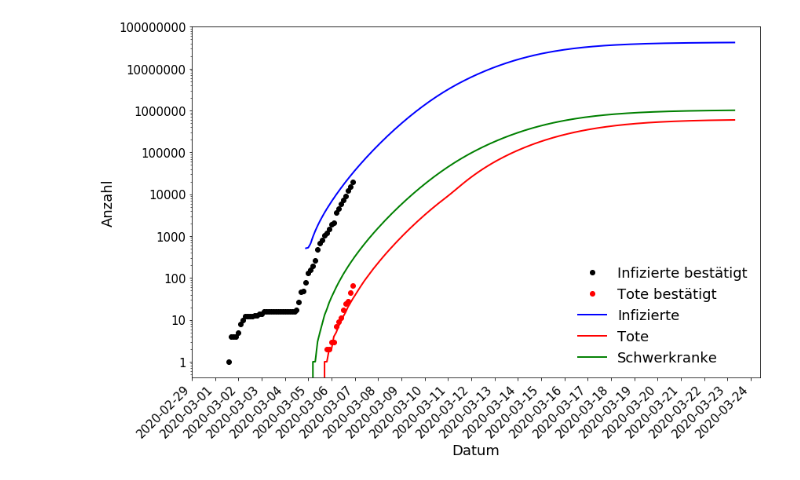
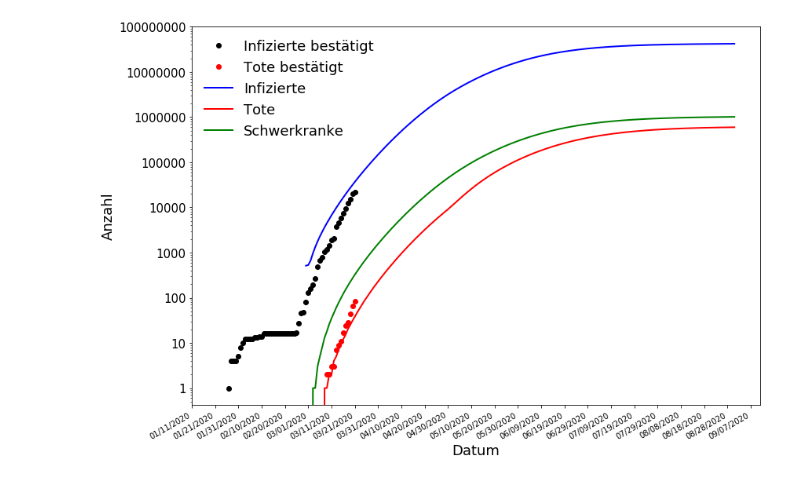
Before and after one commit to JohnHenningsen/CoronaDataDeviance, a Jupyter notebook: plot_neherlab.ipynb, the cells around one changed output. Drawn from its saved outputs; the diff is of its cells as text; code cells hidden in the pictures.

Commit message:
Used pandas to handle joining of datasets and Date format

```diff
--- a/plot_neherlab.ipynb
+++ b/plot_neherlab.ipynb
@@ -27,7 +6,11 @@ def mergedDates(date1, date2):
 # %%
 df = pd.read_csv('covid.results.deterministic.csv',sep='\t')
+dfD = pd.read_csv('covid_19_manual.csv')
 
-dfD = pd.read_csv('covid_19_manual.csv')
+# fix date format
+df['time'] = pd.to_datetime(df['time'])
+df = df.rename(columns= {'time':'Date'})
+dfD['Date'] = pd.to_datetime(dfD['Date'])
 # %%
 cum_infected = np.zeros(len(df['infectious']))
 infectious = df['infectious']
@@ -45,3 +28,12 @@ for i in range(2,len(cum_infected)):
     new_infect =  delta_infect + delta_recovered + delta_dead
     cum_i = cum_i + new_infect
     cum_infected[i] = cum_i
+
+# add column to dataframe
+df['cuminfected'] = cum_infected
+# %%
+# choose country data
+dfCountry = dfD[dfD['Country/Region'] == 'Germany'].drop(['Province/State', 'Country/Region'], axis=1).reset_index()
+
+# merge
+df_merge = pd.merge(dfCountry, df, how='outer', on='Date').reset_index()
@@ -48,50 +49,32 @@ for i in range(2,len(cum_infected)):
 # %%
-x = range(0,len(df['infectious']))
+fig, ax =  plt.subplots(1,1, figsize=(12.0,8.0))
+ax.set_yscale('log')
 
-fig, ax =  plt.subplots(1,1, figsize=(12.0,8.0))
+ax.plot(df_merge['Date'], df_merge['Confirmed'], 'ko', label = 'Infizierte bestätigt')
+ax.plot(df_merge['Date'], df_merge['Deaths'], 'ro', label = 'Tote bestätigt')
 
-xDate = convertDate(df['time'],"%Y-%m-%d")
+ax.plot(df_merge['Date'], df_merge['cuminfected'], color = 'b',label = 'Infizierte',linewidth=2)
+ax.plot(df_merge['Date'], df_merge['dead'], color = 'r', label = 'Tote',linewidth=2)
+ax.plot(df_merge['Date'], df_merge['intensive'], color = 'g', label = 'Schwerkranke',linewidth=2)
 
 
-
-
-
-data = dfD[dfD['Country/Region'] == 'Germany']
-
-
-dates2 = convertDate(dfD[dfD['Country/Region'] == 'Germany']["Date"].values, "%m/%d/%y")
-
-ax.plot(dates2, dfD[dfD['Country/Region'] == 'Germany']["Confirmed"].values, 'ko', label = 'Infizierte bestätigt')
-ax.plot(dates2, dfD[dfD['Country/Region'] == 'Germany']["Deaths"].values, 'ro', label = 'Tote bestätigt')
-
-
-
+# das folgende checke ich nicht, ist aber evtl auch nicht mehr nötig?
 plt.gca().xaxis.set_major_formatter(mdates.DateFormatter('%m/%d/%Y'))
 plt.gca().xaxis.set_major_locator(mdates.DayLocator())
-
-ax.plot(xDate,cum_infected, color = 'b',label = 'Infizierte',linewidth=2)
-ax.plot(xDate,df['dead'], color = 'r', label = 'Tote',linewidth=2)
-ax.plot(xDate,df['intensive'], color = 'g', label = 'Schwerkranke',linewidth=2)
-
-
-
 plt.gcf().autofmt_xdate()
-ax.set_yscale('log')
 
 ax.set_xticks(ax.get_xticks()[::10])
-ax.set_xticklabels(dates,rotation=45,fontsize=15)
-
-
+#ax.set_xticklabels(df_merge['Date'],rotation=45,fontsize=15)
 
 ax.set_yticklabels([int(x) for x in ax.get_yticks()],fontsize=15)
 
 ax.set_xlabel('Datum',fontsize=18)
 ax.set_ylabel('Anzahl',fontsize=18)
 
 ax.legend(loc='best',fontsize=18.0,numpoints=1, frameon=False)
 
 fig.tight_layout()
 
-plt.savefig('Deutschland_Model_Bestätigt.png',dpi=300)
+#plt.savefig('Deutschland_Model_Bestätigt.png',dpi=300)
 # %% [output]
-[figure, old version]
+[figure, new version]
```
Also changed, not shown: parts of 4 cells of this notebook.
